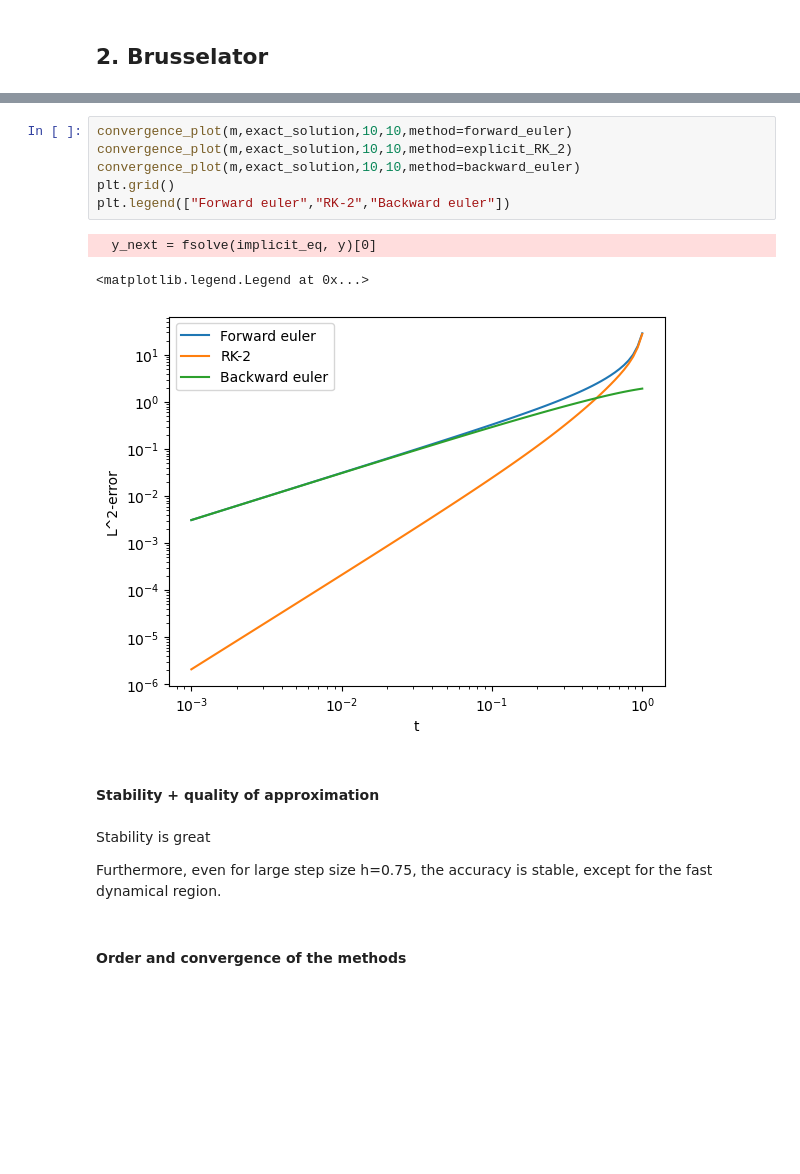
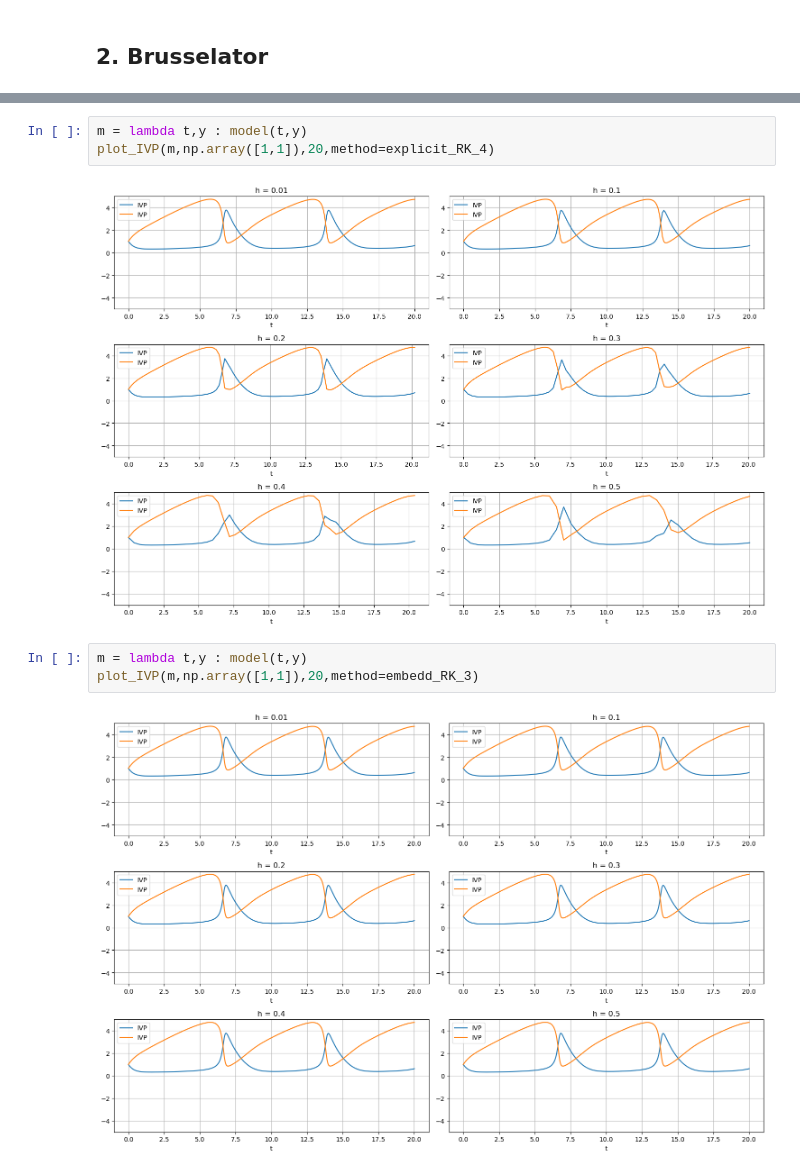
Before and after one commit to VogelBenjamin/Integration-of-Stiff-ODEs, a Jupyter notebook: Integration of stiff ODE-Brusselator.ipynb, the cells around one changed output, grey strips where cells are left out. Cells and saved outputs as stored; diff of their text form; blank space fills up the shorter version.

```diff
--- a/Integration of stiff ODE-Brusselator.ipynb
+++ b/Integration of stiff ODE-Brusselator.ipynb
@@ -201,18 +231,10 @@ plot_discretization_error(m,exact_solution,10,10,method=backward_euler)
-# %%
-convergence_plot(m,exact_solution,10,10,method=forward_euler)
-convergence_plot(m,exact_solution,10,10,method=explicit_RK_2)
-convergence_plot(m,exact_solution,10,10,method=backward_euler)
-plt.grid()
-plt.legend(["Forward euler","RK-2","Backward euler"])
-# %% [output]
-  y_next = fsolve(implicit_eq, y)[0]
-<matplotlib.legend.Legend at 0x...>
-[figure, removed]
-# %% [markdown]
-#### Stability + quality of approximation
-# %% [markdown]
-Stability is great
-
-Furthermore, even for large step size h=0.75, the accuracy is stable, except for the fast dynamical region.
-# %% [markdown]
-#### Order and convergence of the methods
+# %%
+m = lambda t,y : model(t,y)
+plot_IVP(m,np.array([1,1]),20,method=explicit_RK_4)
+# %% [output]
+[figure, added]
+# %%
+m = lambda t,y : model(t,y)
+plot_IVP(m,np.array([1,1]),20,method=embedd_RK_3)
+# %% [output]
+[figure, added]
```
Also changed, not shown: parts of 42 cells of this notebook.
